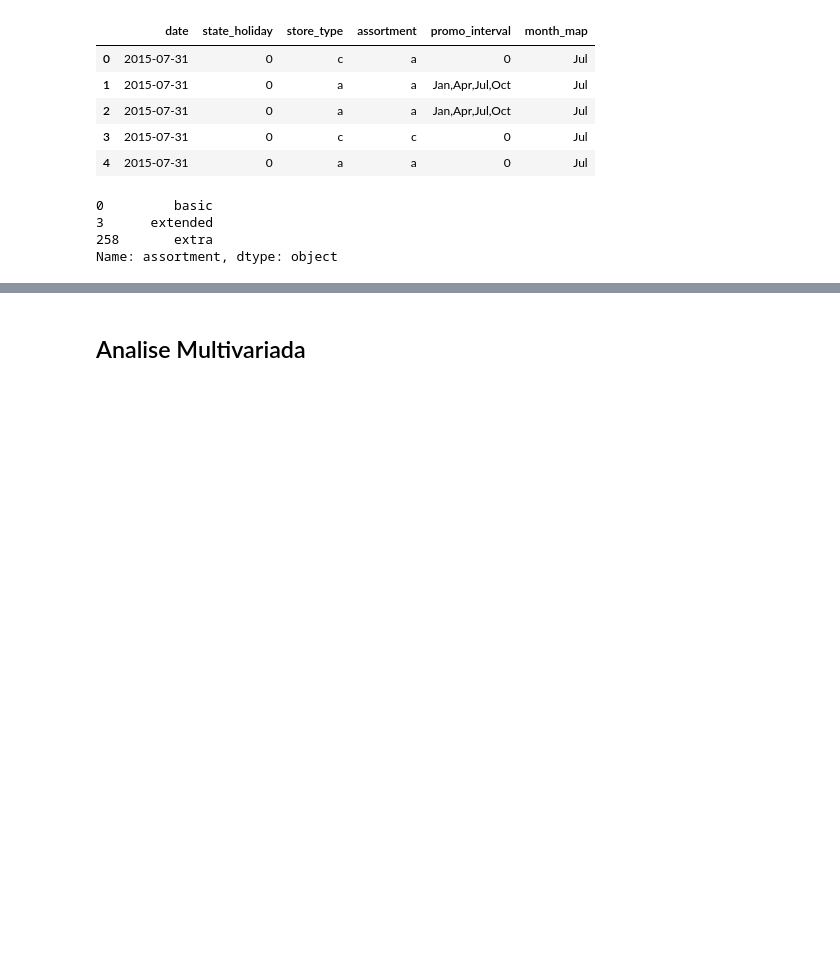
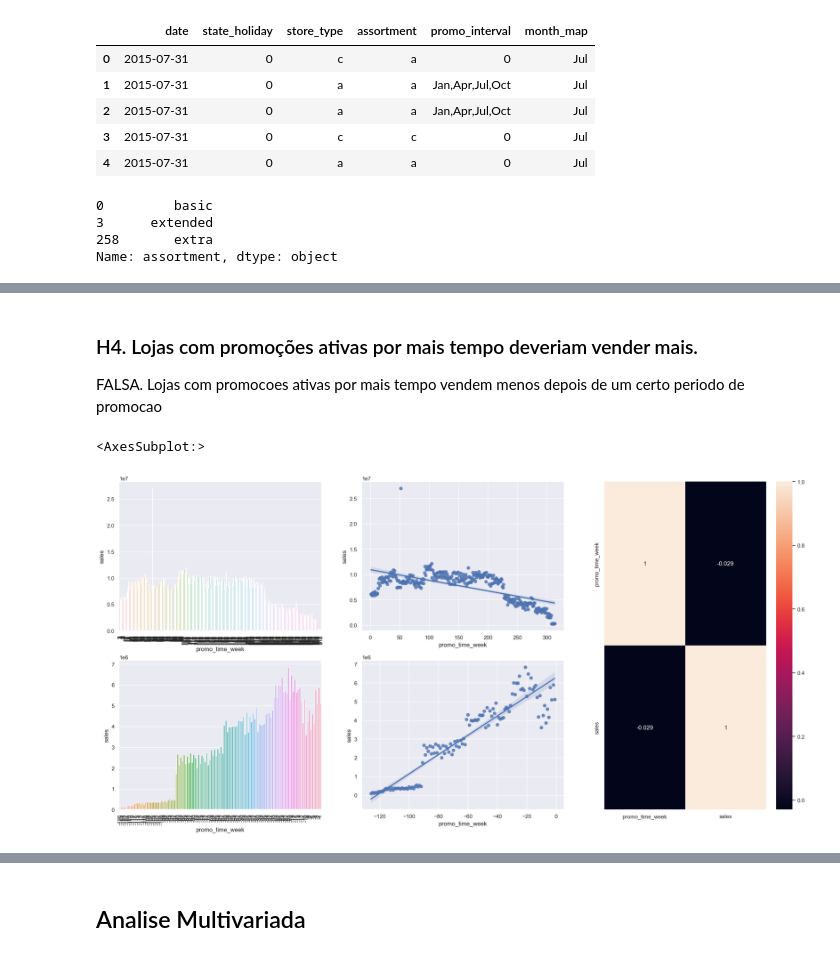
Before and after one commit to danieltodaDS/Datascience_em_Producao, a Jupyter notebook: m04_store_sales_prediction_eda.ipynb, the cells around one changed output, grey strips where cells are left out. Drawn from its saved outputs; the diff is of its cells as text; code cells hidden in the pictures; blank space fills up the shorter version.

```diff
--- a/m04_store_sales_prediction_eda.ipynb
+++ b/m04_store_sales_prediction_eda.ipynb
@@ -750,0 +750,33 @@ Index(['store', 'day_of_week', 'date', 'sales', 'promo', 'state_holiday',
+# %% [markdown]
+### H4. Lojas com promoções ativas por mais tempo deveriam vender mais.
+FALSA. Lojas com promocoes ativas por mais tempo vendem menos depois de um certo periodo de promocao
+# %%
+aux1 = df4[['promo_time_week','sales']].groupby ('promo_time_week').sum().reset_index ()
+
+grid = GridSpec (2,3)
+
+# promo extendido.
+    # derivada de 'date' - 'promo_since' (rever Feature Engineering). Se >0 é apos abertura da promo extendida
+plt.subplot ( grid[0,0] )
+aux2 = aux1[aux1['promo_time_week']>0]
+sns.barplot (x= 'promo_time_week', y='sales' , data= aux2)
+plt.xticks ( rotation = 90 );
+
+plt.subplot ( grid[0,1] )
+sns.regplot (x='promo_time_week' ,y='sales' ,data= aux2)
+
+#promo regular.
+plt.subplot ( grid[1,0] )
+aux3 = aux1[aux1['promo_time_week']<0]
+sns.barplot (x= 'promo_time_week', y='sales' , data= aux3)
+plt.xticks ( rotation = 90 );
+
+plt.subplot (grid[1,1])
+sns.regplot (x='promo_time_week' ,y='sales' ,data=aux3 )
+
+#heatmap
+plt.subplot (grid[:,2])
+sns.heatmap (aux1.corr (method = 'pearson'), annot=True)
+# %% [output]
+<AxesSubplot:>
+[figure, added]
```
Also changed, not shown: parts of 41 cells of this notebook.
